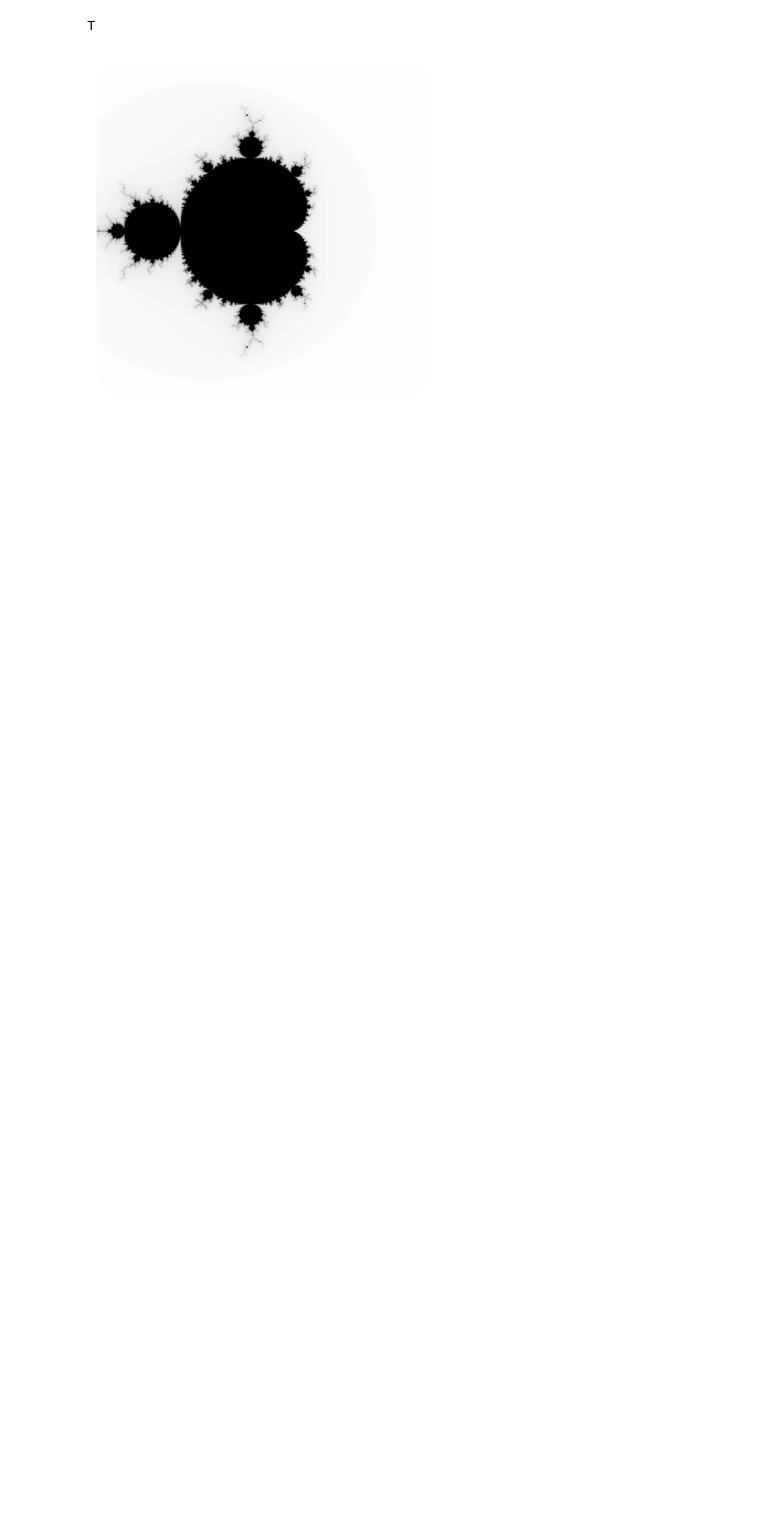
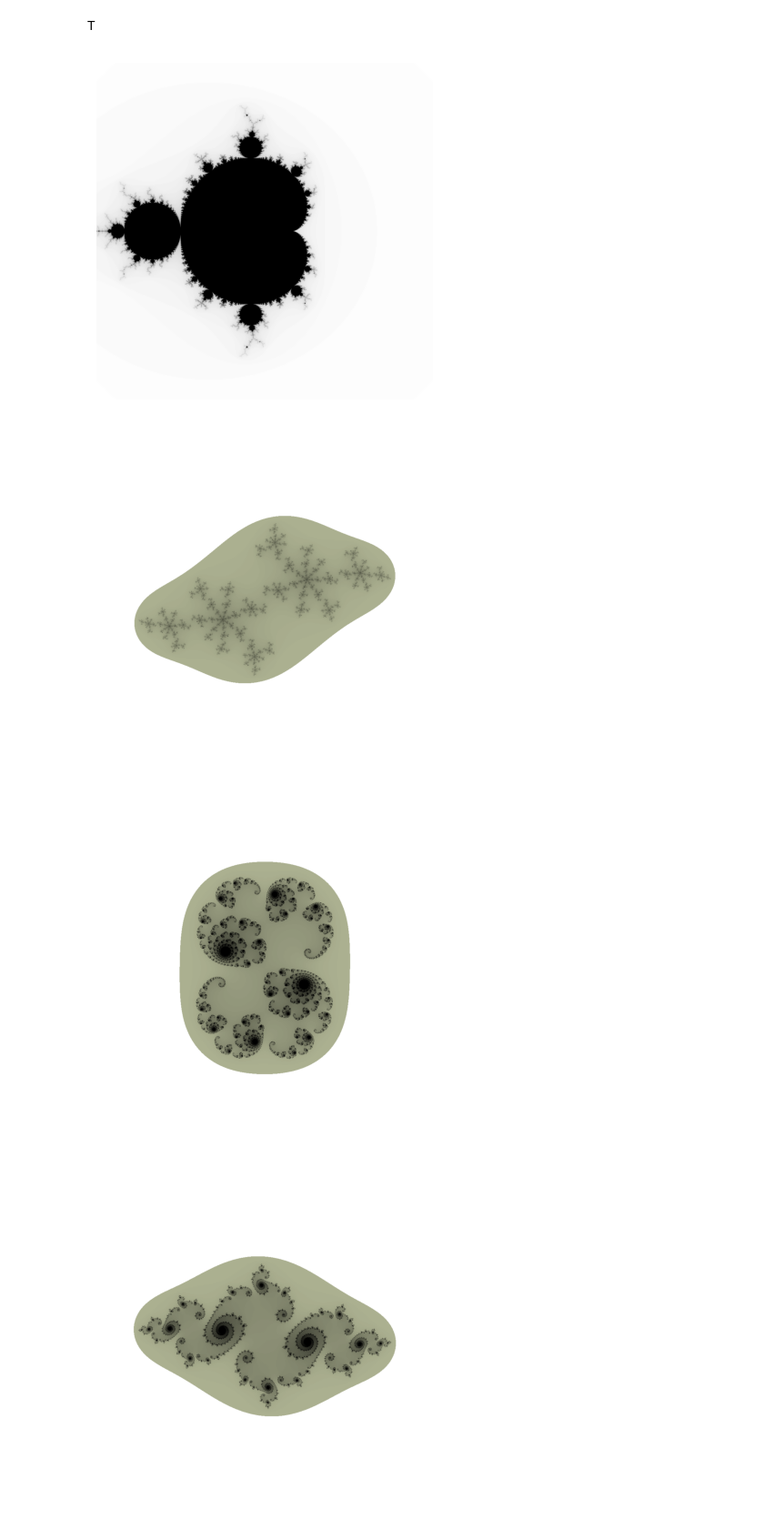
Before and after one commit to manavsu/Mandelbrot, a Jupyter notebook: mandelbrot.ipynb, the cells around one changed output. Shown at 91% size. Drawn from its saved outputs; the diff is of its cells as text; code cells hidden in the pictures; blank space fills up the shorter version.

```diff
--- a/mandelbrot.ipynb
+++ b/mandelbrot.ipynb
@@ -62,3 +62,77 @@ plt.axis('off')
 plt.show()
 # %% [output]
 [figure]
+# %%
+from ctypes.wintypes import SIZE
+from PIL import Image, ImageDraw
+import matplotlib.pyplot as plt
+
+CONVERGENCE_THRESHOLD = 2
+MAX_ITERATIONS = 100
+X_MIN, X_MAX = -2, 2
+Y_MIN, Y_MAX = -2, 2
+SIZE = 1000
+
+
+def remap(x, min_old, max_old, min_new, max_new):
+    percentage = (x - min_old) / (max_old - min_old)
+    return min_new + percentage * (max_new - min_new)
+
+def pixel_to_complex(x, y):
+    r = remap(x, 0, SIZE, X_MIN, X_MAX)
+    i = remap(y, 0, SIZE, Y_MIN, Y_MAX)
+    return complex(r, i)
+
+
+def iterations_until_divergence(z, c):
+    i = 0
+    z_n = z
+    while i < MAX_ITERATIONS:
+        if abs(z_n) > CONVERGENCE_THRESHOLD:
+            return i
+        z_n = z_n**2 + c
+        i+=1
+    return i
+
+
+JULIA_CONSTANTS = [
+    complex(-0.69, 0.48015),
+    complex(.285, .01),
+    complex(-0.7599999999999978, -0.13984999999999992),
+    complex(0.3900000000000028, -0.08984999999999993),
+    complex(.276,.581),
+    complex(0.3000000000000005, 0.020149999999999592),
+    complex(0.3000000000000005 + 0.020149999999999592),
+    complex(0.37000000000000055,0.38014999999999965),
+    complex(0.28000000000000047, 0.010149999999999793),
+    complex(0.39000000000000057, -0.27984999999999993),
+    complex(-0.05999999999999981, -0.6798500000000008),
+    complex(-0.06999999999999981, -0.809850000000001),
+    complex(-0.22999999999999987 + -0.7198500000000009),
+    complex(-0.7400000000000001, -0.23985000000000045),
+    complex(-0.22999999999999987, -0.7198500000000009),
+    complex(-0.7600000000000001, -0.05985000000000052),
+    complex(-0.8700000000000002, 0.2701499999999996),
+    complex(-0.5200000000000001 + -0.5898500000000011)]
+for c in JULIA_CONSTANTS:
+    image = Image.new('RGB', (SIZE, SIZE), (255, 255, 255))
+    x_width, y_height = image.size
+    for x in range(x_width):
+        for y in range(y_height):
+            iterations = iterations_until_divergence(pixel_to_complex(x, y), c)
+            p_i = remap(iterations, 0, MAX_ITERATIONS, 1, 0)
+            color = (int(177 * p_i), int(182 * p_i), int(149 * p_i))
+            if (iterations > 2):
+                image.putpixel((x, y), color)
+
+
+
+    # image.save(f'./output.png')
+
+    plt.imshow(image)
+    plt.axis('off')
+    plt.show()
+# %% [output]
+[figure, added]
+[figure, added]
+[figure, added]
```
Also changed, not shown: parts of 1 cell of this notebook, 2 other files.
